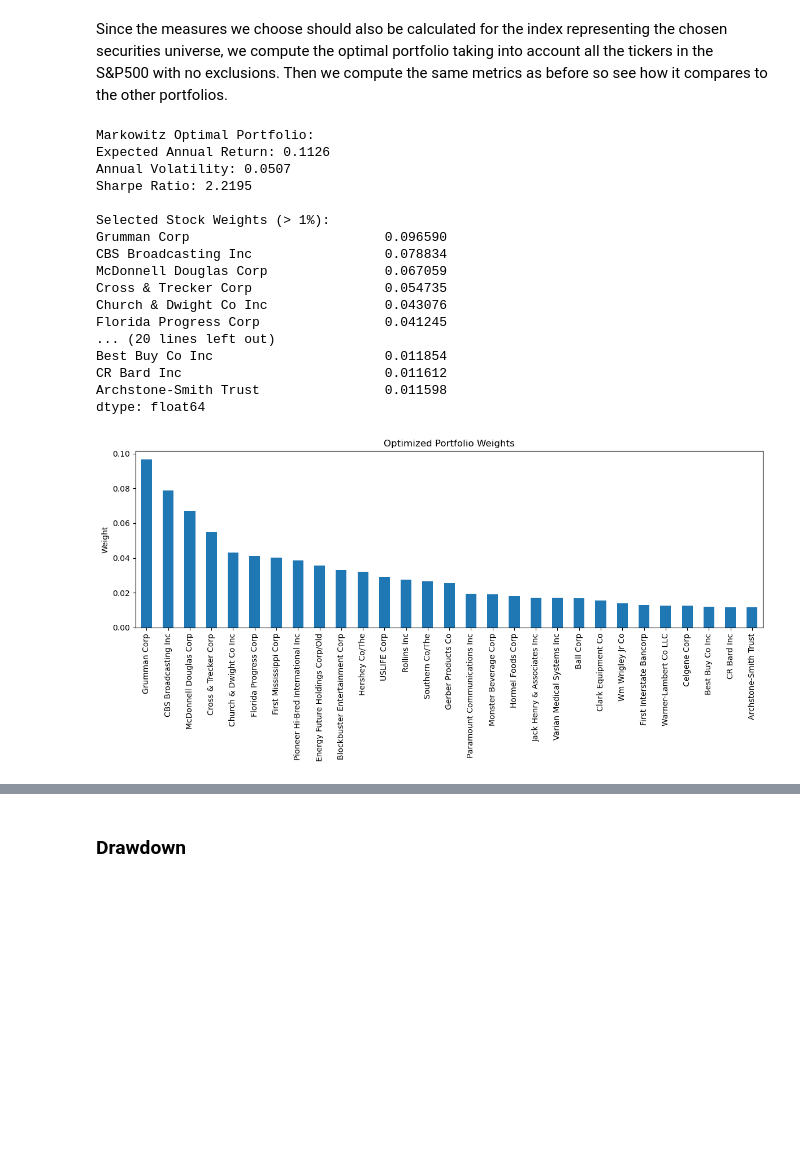
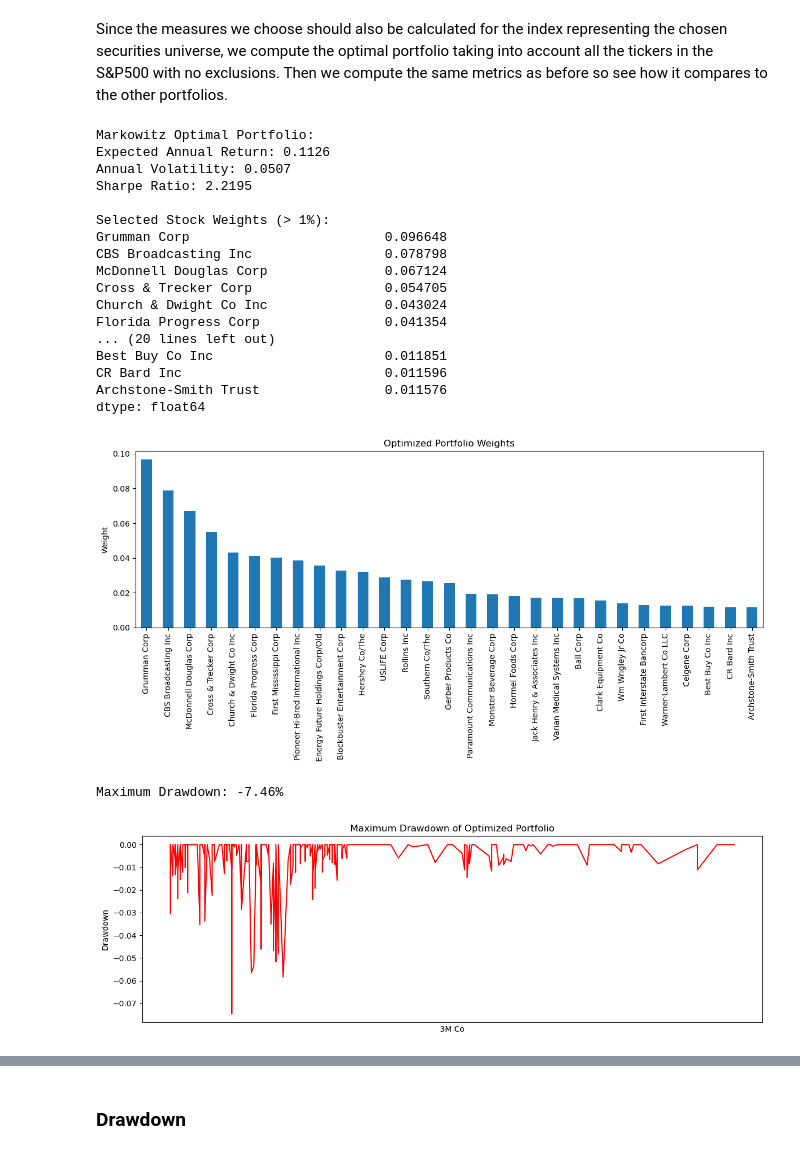
Before and after one commit to LucreziaPenati/Financial-Market-Analytics-Project, a Jupyter notebook: Python_scripts/momentum_investing.ipynb, the cells around one changed output, grey strips where cells are left out. Saved outputs shown, nothing was run; the diff lists cells and outputs as text; code cells hidden in the pictures; blank space fills up the shorter version.

```diff
--- a/Python_scripts/momentum_investing.ipynb
+++ b/Python_scripts/momentum_investing.ipynb
@@ -602,42 +632,69 @@ opt_result = minimize(neg_sharpe_ratio, initial_weights, method='SLSQP', bounds=
 opt_weights = opt_result.x
 port_return, port_vol, sharpe_ratio = portfolio_stats(opt_weights)
 
 print("Markowitz Optimal Portfolio:")
 print(f"Expected Annual Return: {port_return:.4f}")
 print(f"Annual Volatility: {port_vol:.4f}")
 print(f"Sharpe Ratio: {sharpe_ratio:.4f}")
 
 # Pesi > 1%
 opt_portfolio = pd.Series(opt_weights, index=monthly_returns.columns)
 opt_portfolio = opt_portfolio[opt_portfolio > 0.01].sort_values(ascending=False)
 
 print("\nSelected Stock Weights (> 1%):")
 print(opt_portfolio)
 
 # --- Step 10: Plot ---
 opt_portfolio.plot(kind='bar', figsize=(12, 6), title='Optimized Portfolio Weights')
 plt.ylabel("Weight")
 plt.tight_layout()
 plt.show()
+# --- Step 11: Calculate Maximum Drawdown ---
+
+# Calculate portfolio returns from optimized weights
+weighted_returns = (monthly_returns * opt_weights).sum(axis=1)
+
+# Cumulative returns (assuming initial investment of 1)
+cumulative_returns = (1 + weighted_returns).cumprod()
+
+# Calculate running max
+running_max = cumulative_returns.cummax()
+
+# Calculate drawdown
+drawdown = (cumulative_returns - running_max) / running_max
+
+# Calculate max drawdown
+max_drawdown = drawdown.min()
+
+print(f"Maximum Drawdown: {max_drawdown:.2%}")
+
+# Optional: Plot drawdown
+plt.figure(figsize=(12, 4))
+drawdown.plot(title='Maximum Drawdown of Optimized Portfolio', color='red')
+plt.ylabel('Drawdown')
+plt.tight_layout()
+plt.show()
 # %% [output]
 Markowitz Optimal Portfolio:
 Expected Annual Return: 0.1126
 Annual Volatility: 0.0507
 Sharpe Ratio: 2.2195
 
 Selected Stock Weights (> 1%):
-Grumman Corp                         0.096590
-CBS Broadcasting Inc                 0.078834
-McDonnell Douglas Corp               0.067059
-Cross & Trecker Corp                 0.054735
-Church & Dwight Co Inc               0.043076
-Florida Progress Corp                0.041245
+Grumman Corp                         0.096648
+CBS Broadcasting Inc                 0.078798
+McDonnell Douglas Corp               0.067124
+Cross & Trecker Corp                 0.054705
+Church & Dwight Co Inc               0.043024
+Florida Progress Corp                0.041354
 ... (20 lines left out)
-Best Buy Co Inc                      0.011854
-CR Bard Inc                          0.011612
-Archstone-Smith Trust                0.011598
+Best Buy Co Inc                      0.011851
+CR Bard Inc                          0.011596
+Archstone-Smith Trust                0.011576
 dtype: float64
 [figure]
+Maximum Drawdown: -7.46%
+[figure, added]
 # %%
 # Copy dataframe
 df = df_sp_m_new.copy()
```
Also changed, not shown: parts of 6 cells of this notebook.
